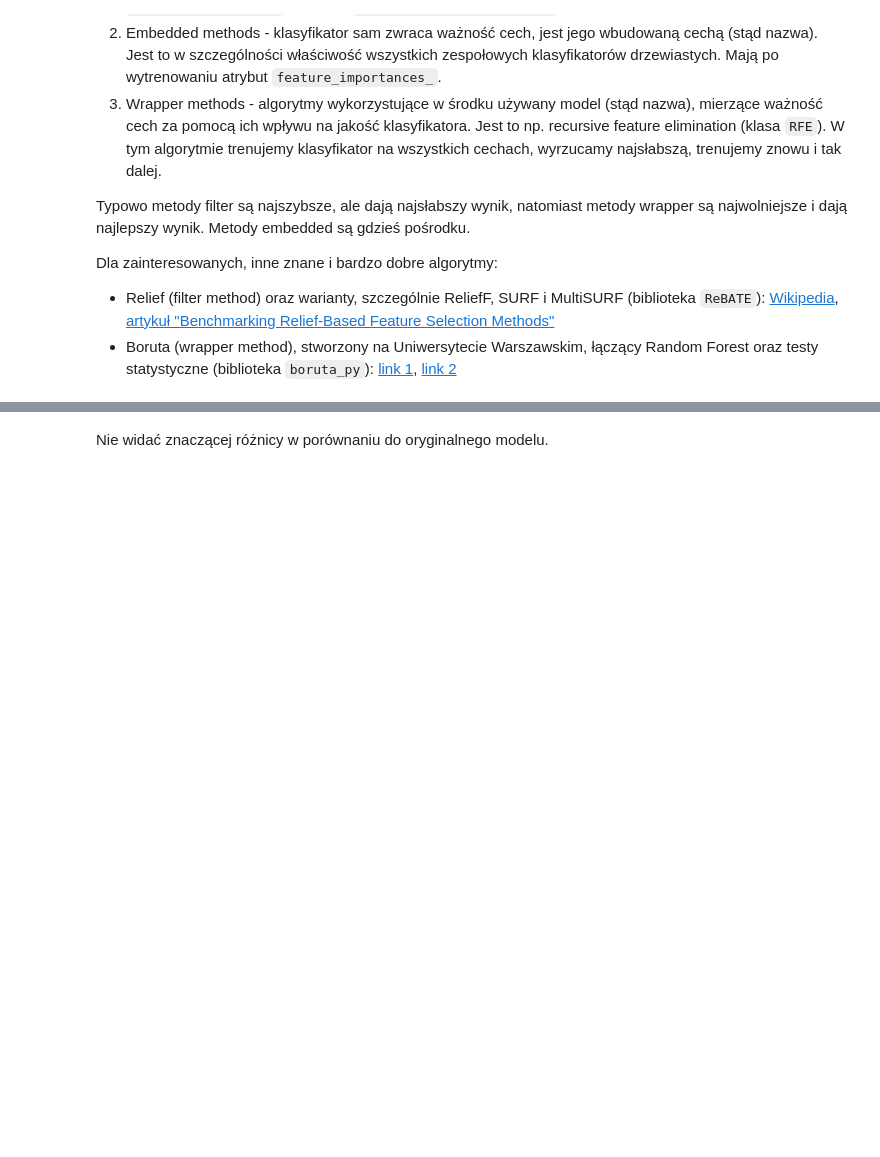
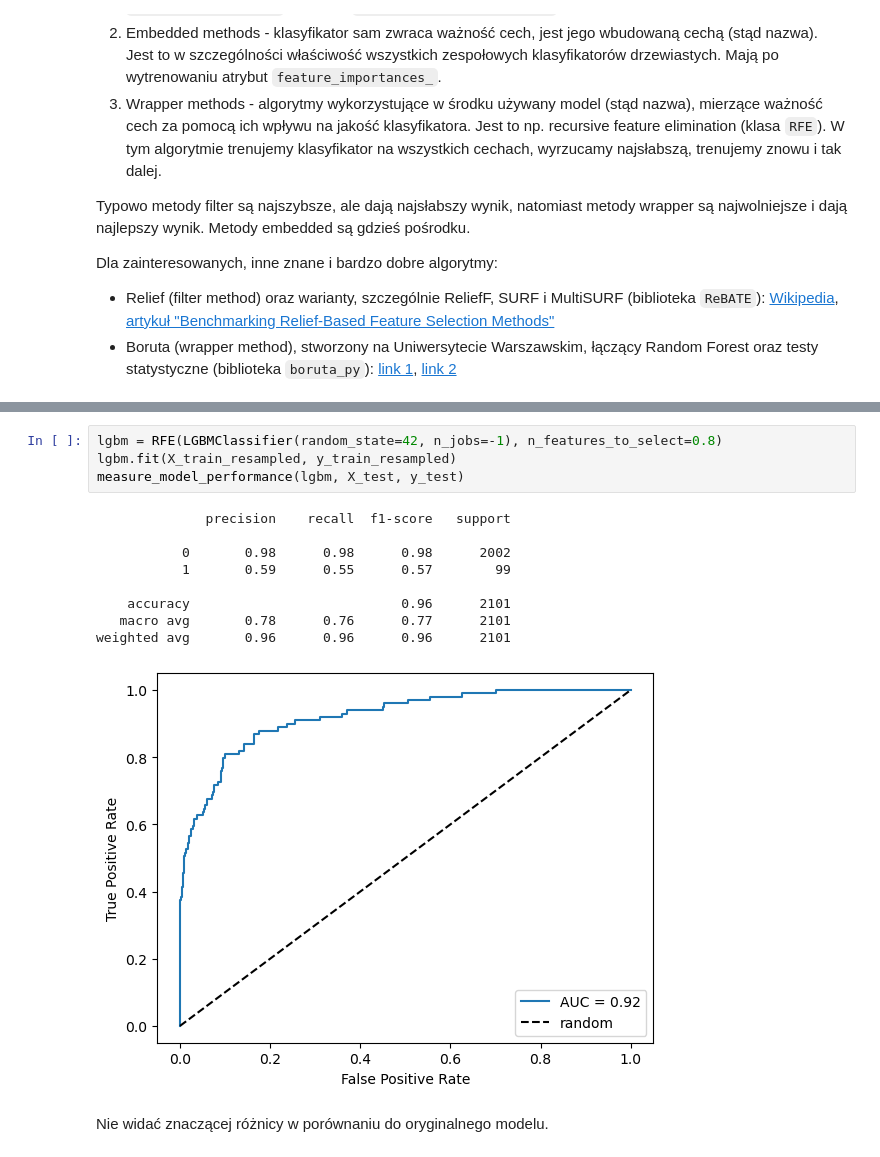
Before and after one commit to weed478/psi, a Jupyter notebook: lab2/lab_2_sol.ipynb, the cells around one changed output, grey strips where cells are left out. Cells and saved outputs as stored; diff of their text form; blank space fills up the shorter version.

```diff
--- a/lab2/lab_2_sol.ipynb
+++ b/lab2/lab_2_sol.ipynb
@@ -836,2 +855,16 @@ LightGBM AUC: 0.9200900109991019
+# %%
+lgbm = RFE(LGBMClassifier(random_state=42, n_jobs=-1), n_features_to_select=0.8)
+lgbm.fit(X_train_resampled, y_train_resampled)
+measure_model_performance(lgbm, X_test, y_test)
+# %% [output]
+              precision    recall  f1-score   support
+
+           0       0.98      0.98      0.98      2002
+           1       0.59      0.55      0.57        99
+
+    accuracy                           0.96      2101
+   macro avg       0.78      0.76      0.77      2101
+weighted avg       0.96      0.96      0.96      2101
+[figure, added]
 # %% [markdown]
 Nie widać znaczącej różnicy w porównaniu do oryginalnego modelu.
```
Also changed, not shown: parts of 7 cells of this notebook.
